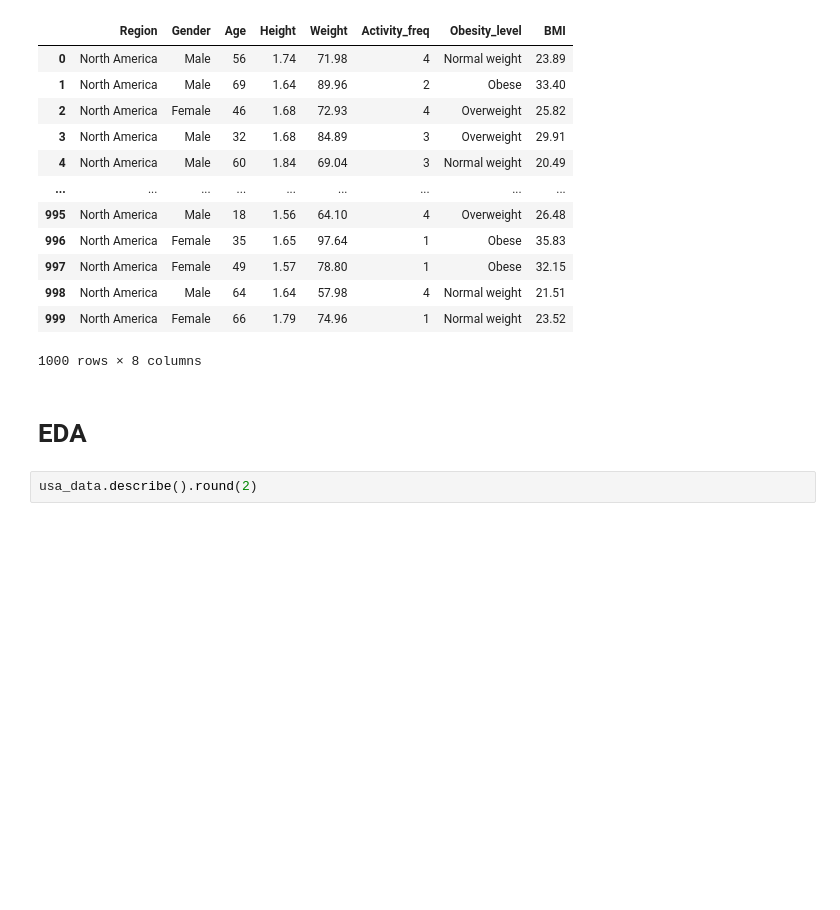
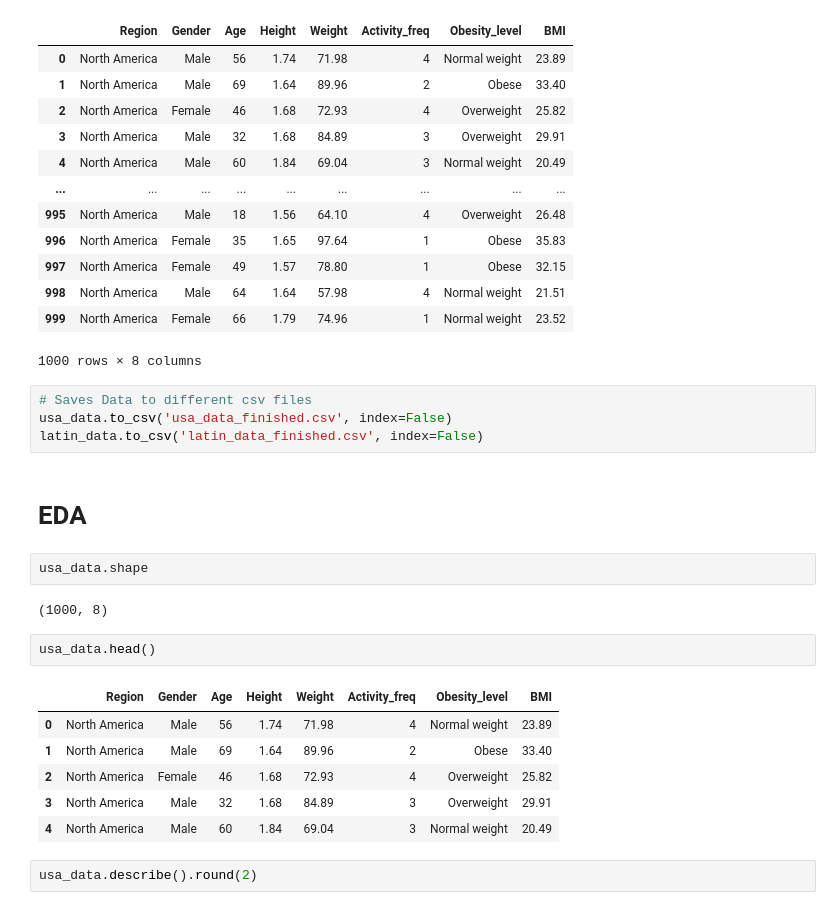
Before and after one commit to DmanDSR/Week_3_Project, a Jupyter notebook: main.ipynb, the cells around one changed output. Drawn from its saved outputs; the diff is of its cells as text; blank space fills up the shorter version.

```diff
--- a/main.ipynb
+++ b/main.ipynb
@@ -346,8 +349,25 @@ usa_data
 | 998 | North America | Male | 64 | 1.64 | 57.98 | 4 | Normal weight | 21.51 |
 | 999 | North America | Female | 66 | 1.79 | 74.96 | 1 | Normal weight | 23.52 |
 1000 rows × 8 columns
+# %%
+# Saves Data to different csv files
+usa_data.to_csv('usa_data_finished.csv', index=False)
+latin_data.to_csv('latin_data_finished.csv', index=False)
 # %% [markdown]
 # EDA
+# %%
+usa_data.shape
+# %% [output]
+(1000, 8)
+# %%
+usa_data.head()
+# %% [output]
+|  | Region | Gender | Age | Height | Weight | Activity_freq | Obesity_level | BMI |
+| 0 | North America | Male | 56 | 1.74 | 71.98 | 4 | Normal weight | 23.89 |
+| 1 | North America | Male | 69 | 1.64 | 89.96 | 2 | Obese | 33.40 |
+| 2 | North America | Female | 46 | 1.68 | 72.93 | 4 | Overweight | 25.82 |
+| 3 | North America | Male | 32 | 1.68 | 84.89 | 3 | Overweight | 29.91 |
+| 4 | North America | Male | 60 | 1.84 | 69.04 | 3 | Normal weight | 20.49 |
 # %%
 usa_data.describe().round(2)
 # %% [output]
```
Also changed, not shown: parts of 14 cells of this notebook.
